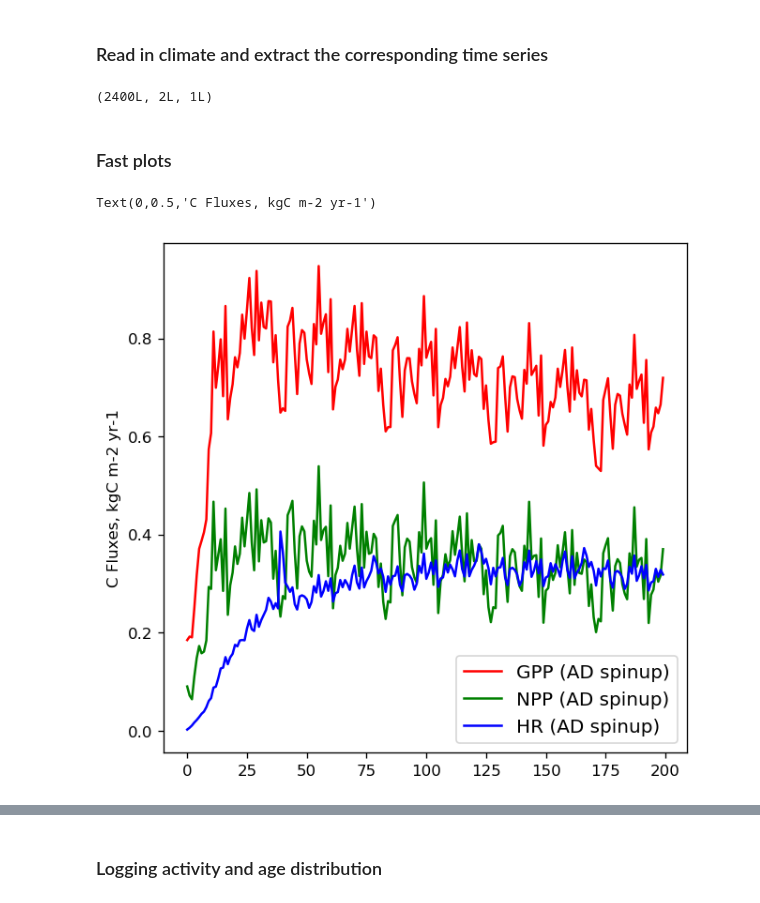
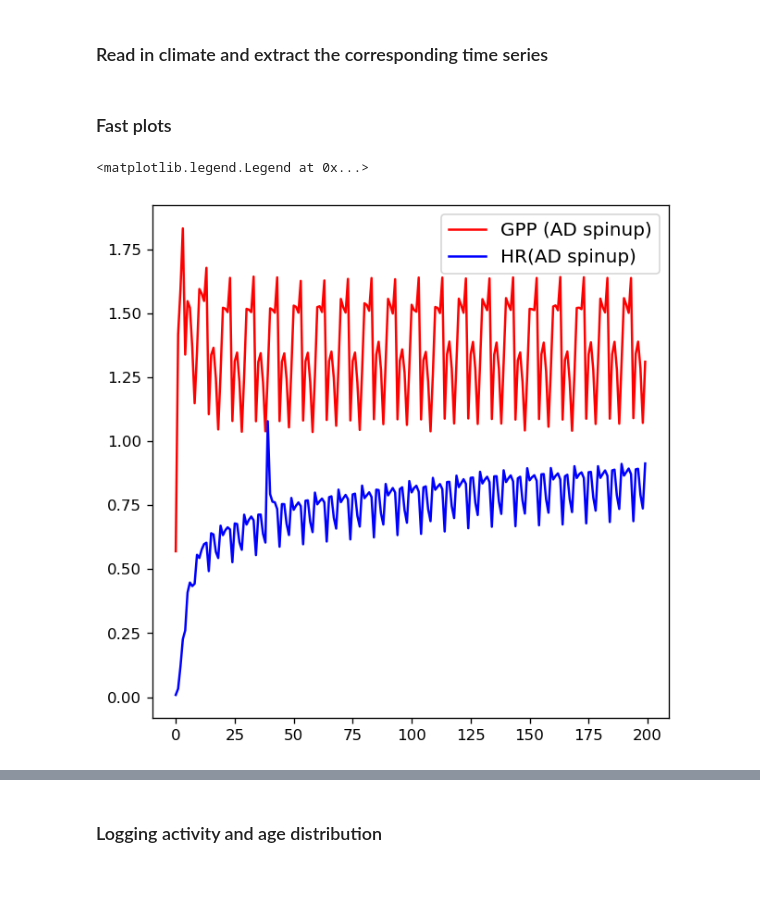
Before and after one commit to goose888/FATES_MRV, a Jupyter notebook: Site_plot.ipynb, the cells around one changed output, grey strips where cells are left out. Saved outputs shown, nothing was run; the diff lists cells and outputs as text; code cells hidden in the pictures.

```diff
--- a/Site_plot.ipynb
+++ b/Site_plot.ipynb
@@ -11,14 +11,10 @@ import time
 # %%
 # Data path
 # AD-spinup history [0001 - 0200]
-fad = 'fates.test_site.ad_spinup.0001_0200.nc'
-fad1 = 'fates.test_sla.ad_spinup.0001_0200.nc'
-fad2 = 'fates.test_cstarv.ad_spinup.0001_0200.nc'
-fad3 = 'fates.test_cstarv_thresh.ad_spinup.0001_0200.nc'
-fad4 = 'fates.test_leaf_tao.ad_spinup.0001_0200.nc'
+fad = '/pscratch/sd/s/sshu3/FATES_MRV/fates.test_site.ad_spinup.0001_0200.nc'
 
 # Normal-spinup history [1850 - 1949]
-fsp = 'fates.test_site.1850_1920.nc'
+fsp = '/pscratch/sd/s/sshu3/FATES_MRV/fates.test_site.1850_1949.nc'
 
 # Logging activity history [after 1950]
-flg = 'fates.test_site.1950_2015.nc'
+flg = '/pscratch/sd/s/sshu3/FATES_MRV/fates.test_site.1950_2010.nc'
@@ -422,4 +20,0 @@ for i in np.arange(0,200):
-# %%
-np.shape(dmort_tot)
-# %% [output]
-(2400L, 2L, 1L)
@@ -428,15 +45,13 @@ np.shape(dmort_tot)
 # %%
 # Plot GPP, HR, gC m-2
 yr_axis = np.arange(0, 200)
 plot_len = len(yr_axis)
 # Tmax, not sure how terra climate calculate Tmax and Tmin,
 # but it shall be monthly mean of daily Tmax and Tmin
 fig = plt.figure(figsize=(6,6), dpi=120)
 plt.plot(yr_axis, dgpp_yr[:], 'r-')
-plt.plot(yr_axis, dnpp_yr[:], 'g-')
 plt.plot(yr_axis, drh_yr[:], 'b-')
-plt.legend(['GPP (AD spinup)', 'NPP (AD spinup)','HR (AD spinup)'], fontsize = 12)
-plt.ylabel('C Fluxes, kgC m-2 yr-1')
+plt.legend(['GPP (AD spinup)', 'HR(AD spinup)'], fontsize = 12)
 # %% [output]
-Text(0,0.5,'C Fluxes, kgC m-2 yr-1')
+<matplotlib.legend.Legend at 0x...>
-[figure, old version]
+[figure, new version]
```
Also changed, not shown: parts of 41 cells of this notebook, 5 other files.
